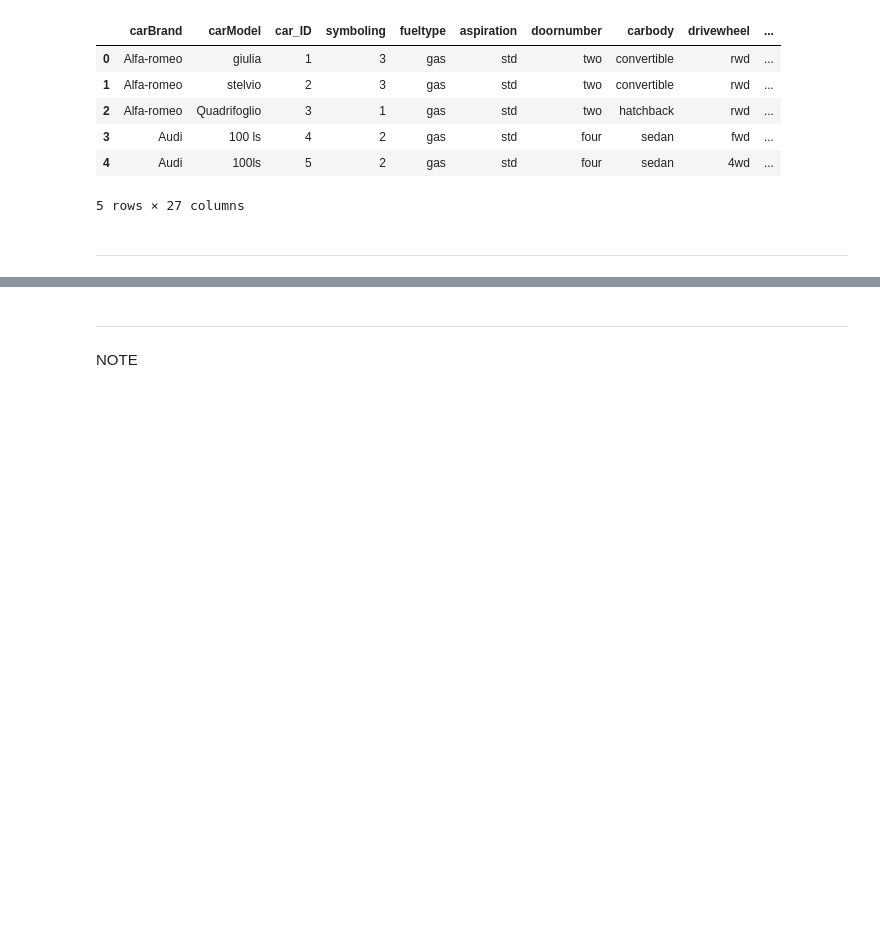
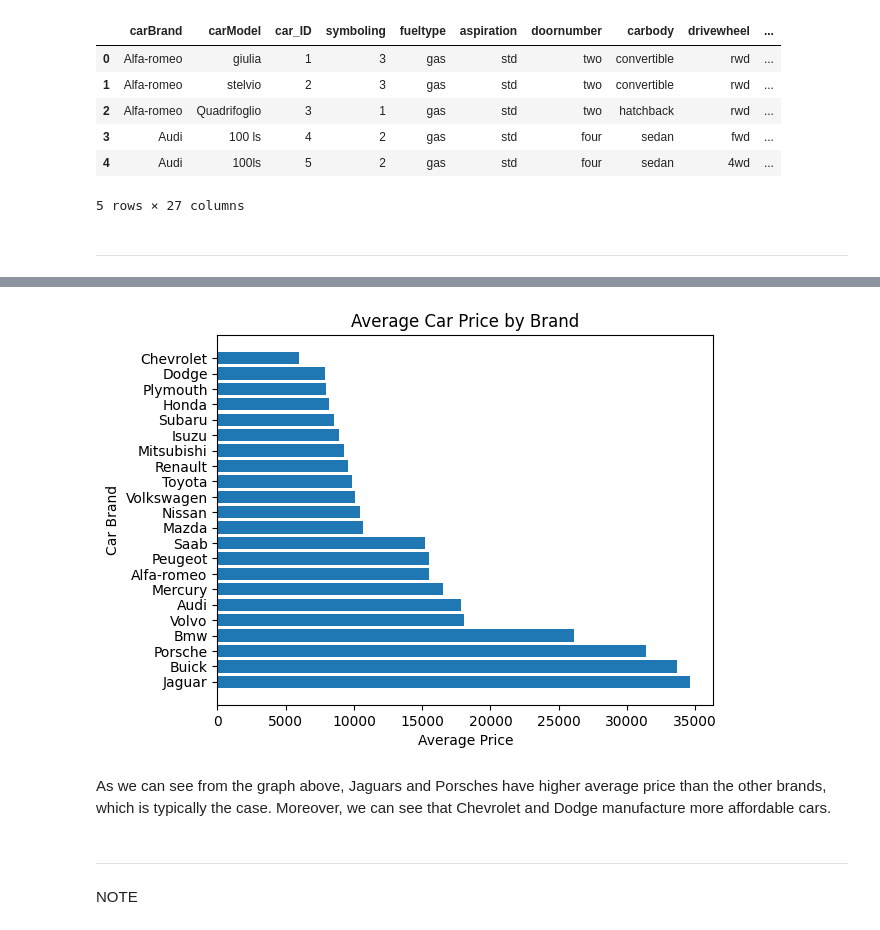
Before and after one commit to daniel67014/ci-hackathon1-car-price-analysis, a Jupyter notebook: jupyter_notebooks/DataVisualisations.ipynb, the cells around one changed output, grey strips where cells are left out. Saved outputs shown, nothing was run; the diff lists cells and outputs as text; code cells hidden in the pictures; blank space fills up the shorter version.

Commit message:
Add Price vs Brand Matplotlib visualisation

```diff
--- a/jupyter_notebooks/DataVisualisations.ipynb
+++ b/jupyter_notebooks/DataVisualisations.ipynb
@@ -82,0 +83,3 @@ Section 2 content
+# %%
+df_byBrand = df_CarPriceCSV[['carBrand', 'price']].groupby('carBrand').mean().astype(int).reset_index()
+df_byBrand.head(10)
@@ -83,3 +98,15 @@ Section 2 content
+# %%
+df_byBrand = df_byBrand.sort_values(by='price', ascending=False)
+
+plt.barh('carBrand', 'price', data=df_byBrand)
+plt.xlabel('Average Price')
+plt.ylabel('Car Brand')
+plt.title('Average Car Price by Brand')
+plt.show()
+# %% [output]
+[figure, added]
+# %% [markdown]
+As we can see from the graph above, Jaguars and Porsches have higher average price than the other brands, which is typically the case. Moreover, we can see that Chevrolet and Dodge manufacture more affordable cars.
 # %% [markdown]
 ---
 # %% [markdown]
```
Also changed, not shown: parts of 5 cells of this notebook.
